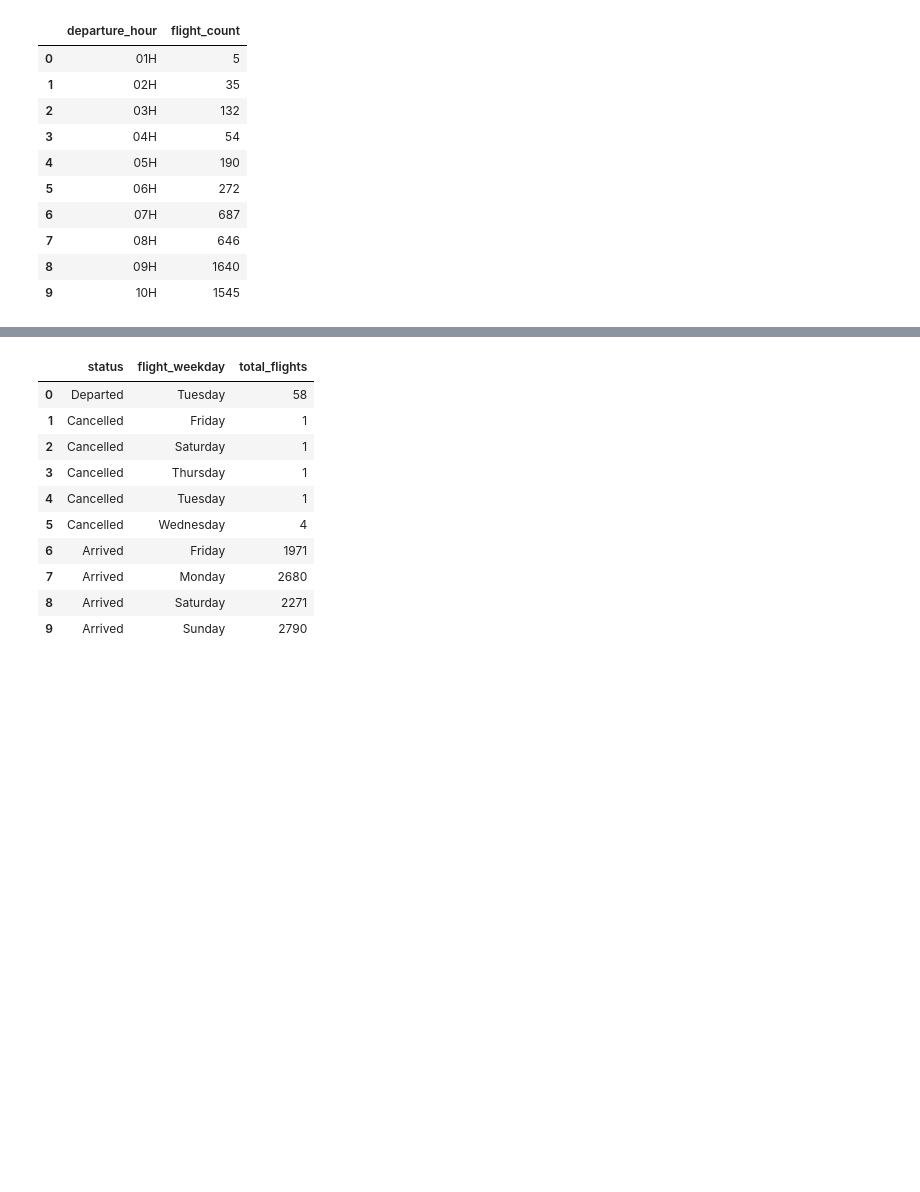
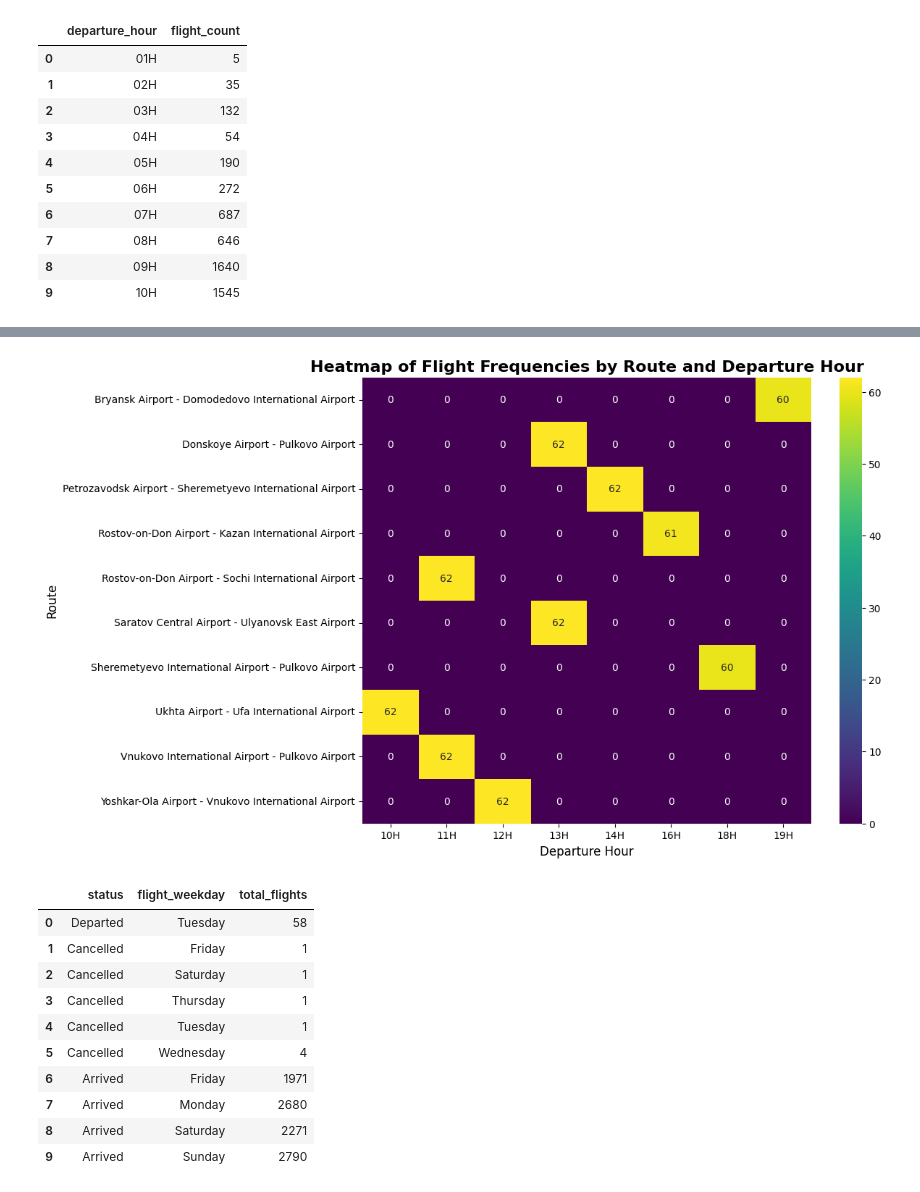
Before and after one commit to Daviedavie100/SQL_Projects, a Jupyter notebook: data.ipynb, the cells around one changed output, grey strips where cells are left out. Drawn from its saved outputs; the diff is of its cells as text; code cells hidden in the pictures; blank space fills up the shorter version.

```diff
--- a/data.ipynb
+++ b/data.ipynb
@@ -589,3 +629,44 @@ df_hour
+# %%
+# Most Popular Flight Hours
+querry="""
+WITH flight_data AS (
+       SELECT
+                datetime(substr(f.scheduled_departure, 1, 19)) AS scheduled_departure,
+                datetime(substr(f.actual_departure, 1, 19)) AS actual_departure,
+                datetime(substr(f.actual_arrival, 1, 19)) AS actual_arrival,
+                json_extract(ap1.airport_name, '$.en') AS departure_airport_name,
+                json_extract(ap2.airport_name, '$.en') AS arrival_airport_name
+
+        FROM flights f
+        JOIN airports_data ap1
+        ON f.departure_airport=ap1.airport_code
+        JOIN airports_data ap2
+        ON f.arrival_airport=ap2.airport_code
+)
+
+SELECT strftime('%HH', datetime(scheduled_departure)) AS departure_hour,
+        departure_airport_name || ' - ' || arrival_airport_name AS route,
+       COUNT(*) AS flight_count
+FROM flight_data
+WHERE actual_departure !="\\N" OR actual_arrival !="\\N"
+GROUP BY departure_hour, route
+ORDER BY 3 DESC
+LIMIT 10;
+"""
+df_hour=pd.read_sql_query(querry, sqlite_conn)
+# Plot
+df_pivot = df_hour.pivot(index='route', columns='departure_hour', values='flight_count').fillna(0)
+
+plt.figure(figsize=(10, 8))
+sns.heatmap(df_pivot, cmap='viridis', annot=True, fmt='.0f')
+
+plt.xlabel('Departure Hour', fontsize=12)
+plt.ylabel('Route', fontsize=12)
+plt.title('Heatmap of Flight Frequencies by Route and Departure Hour', fontsize=16, fontweight='bold')
+
+plt.show()
+# %% [output]
+[figure, added]
 # %%
 # Peak Travel Days
 querry="""
```
Also changed, not shown: parts of 3 cells of this notebook.
